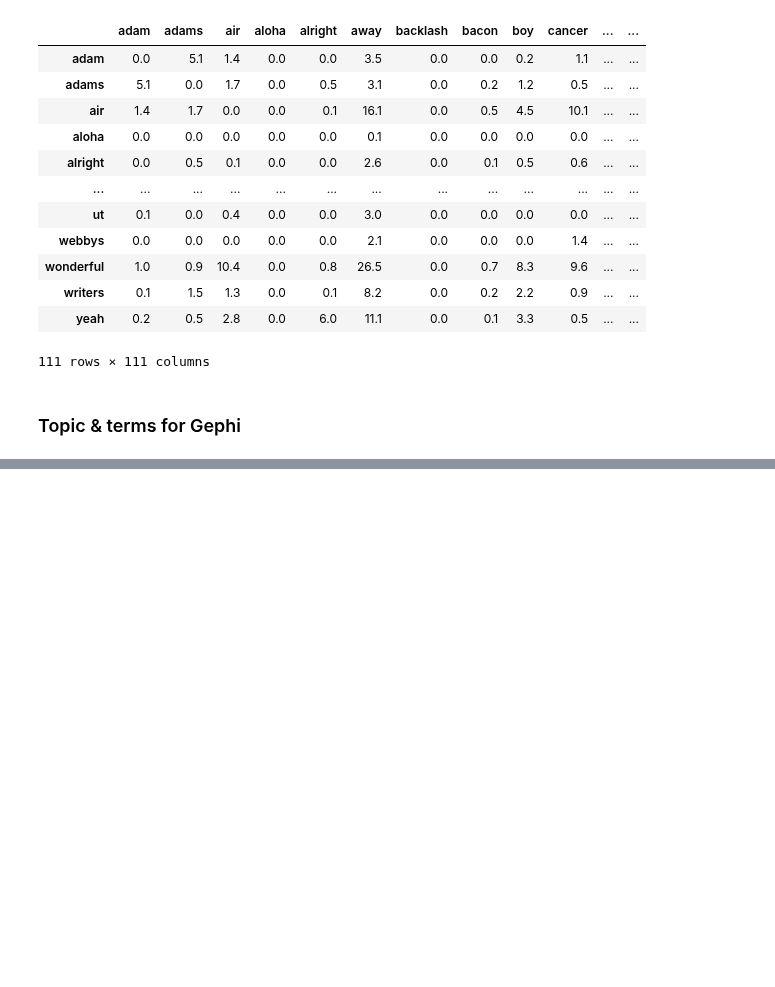
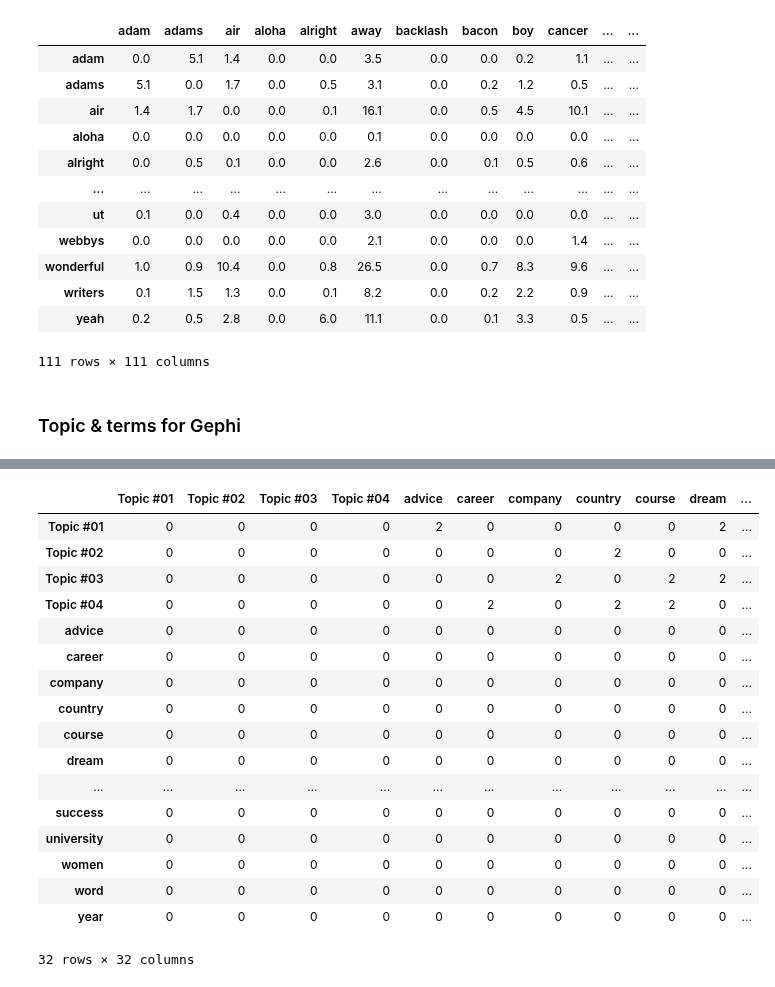
Before and after one commit to katiehuang1221/NLP-Analysis-On-Motivational-Speeches, a Jupyter notebook: notebook/network_3.ipynb, the cells around one changed output, grey strips where cells are left out. Cells and saved outputs as stored; diff of their text form; code cells hidden in the pictures; blank space fills up the shorter version.

```diff
--- a/notebook/network_3.ipynb
+++ b/notebook/network_3.ipynb
@@ -170,0 +247,22 @@ NameError: name 'topic_df' is not defined
+# %%
+concat_2 = pd.concat([concat_1,word_word],axis=0)
+concat_2
+# %% [output]
+|  | Topic #01 | Topic #02 | Topic #03 | Topic #04 | advice | career | company | country | course | dream | ... |
+| Topic #01 | 0 | 0 | 0 | 0 | 2 | 0 | 0 | 0 | 0 | 2 | ... |
+| Topic #02 | 0 | 0 | 0 | 0 | 0 | 0 | 0 | 2 | 0 | 0 | ... |
+| Topic #03 | 0 | 0 | 0 | 0 | 0 | 0 | 2 | 0 | 2 | 2 | ... |
+| Topic #04 | 0 | 0 | 0 | 0 | 0 | 2 | 0 | 2 | 2 | 0 | ... |
+| advice | 0 | 0 | 0 | 0 | 0 | 0 | 0 | 0 | 0 | 0 | ... |
+| career | 0 | 0 | 0 | 0 | 0 | 0 | 0 | 0 | 0 | 0 | ... |
+| company | 0 | 0 | 0 | 0 | 0 | 0 | 0 | 0 | 0 | 0 | ... |
+| country | 0 | 0 | 0 | 0 | 0 | 0 | 0 | 0 | 0 | 0 | ... |
+| course | 0 | 0 | 0 | 0 | 0 | 0 | 0 | 0 | 0 | 0 | ... |
+| dream | 0 | 0 | 0 | 0 | 0 | 0 | 0 | 0 | 0 | 0 | ... |
+| ... | ... | ... | ... | ... | ... | ... | ... | ... | ... | ... | ... |
+| success | 0 | 0 | 0 | 0 | 0 | 0 | 0 | 0 | 0 | 0 | ... |
+| university | 0 | 0 | 0 | 0 | 0 | 0 | 0 | 0 | 0 | 0 | ... |
+| women | 0 | 0 | 0 | 0 | 0 | 0 | 0 | 0 | 0 | 0 | ... |
+| word | 0 | 0 | 0 | 0 | 0 | 0 | 0 | 0 | 0 | 0 | ... |
+| year | 0 | 0 | 0 | 0 | 0 | 0 | 0 | 0 | 0 | 0 | ... |
+32 rows × 32 columns
```
Also changed, not shown: parts of 12 cells of this notebook, 2 other files.
